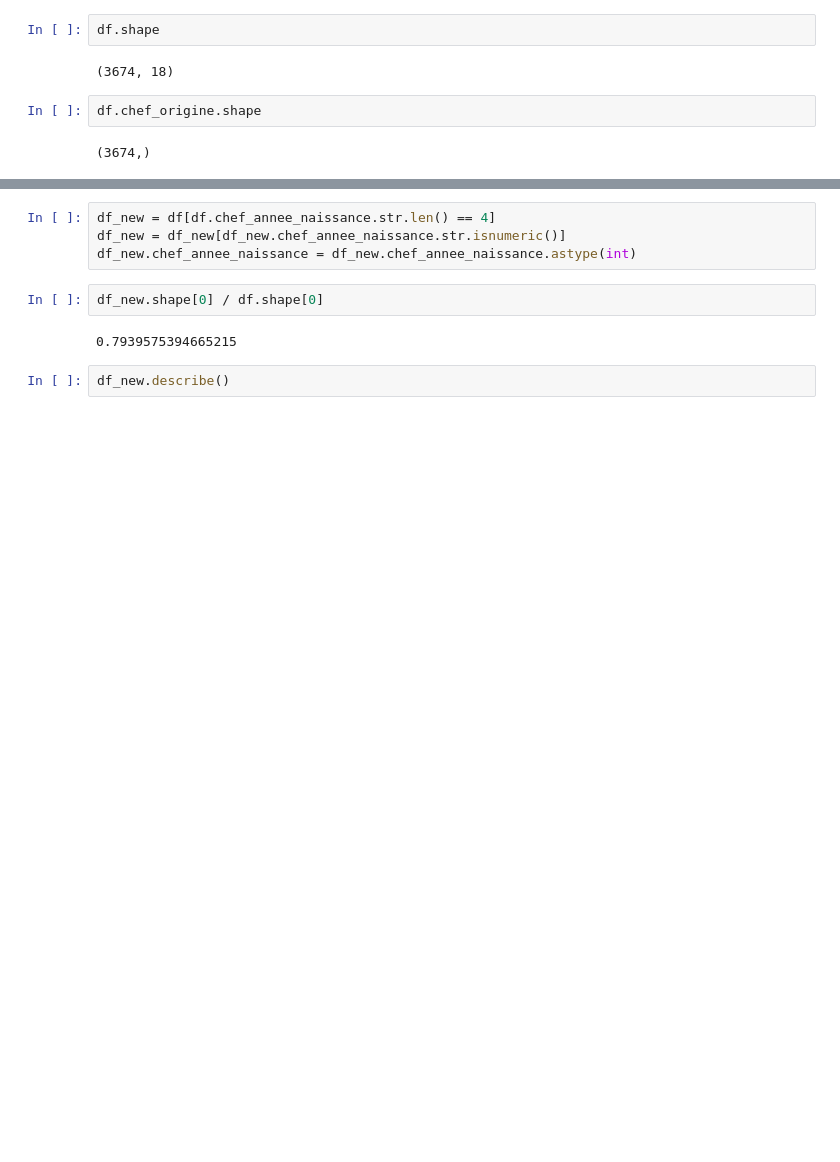
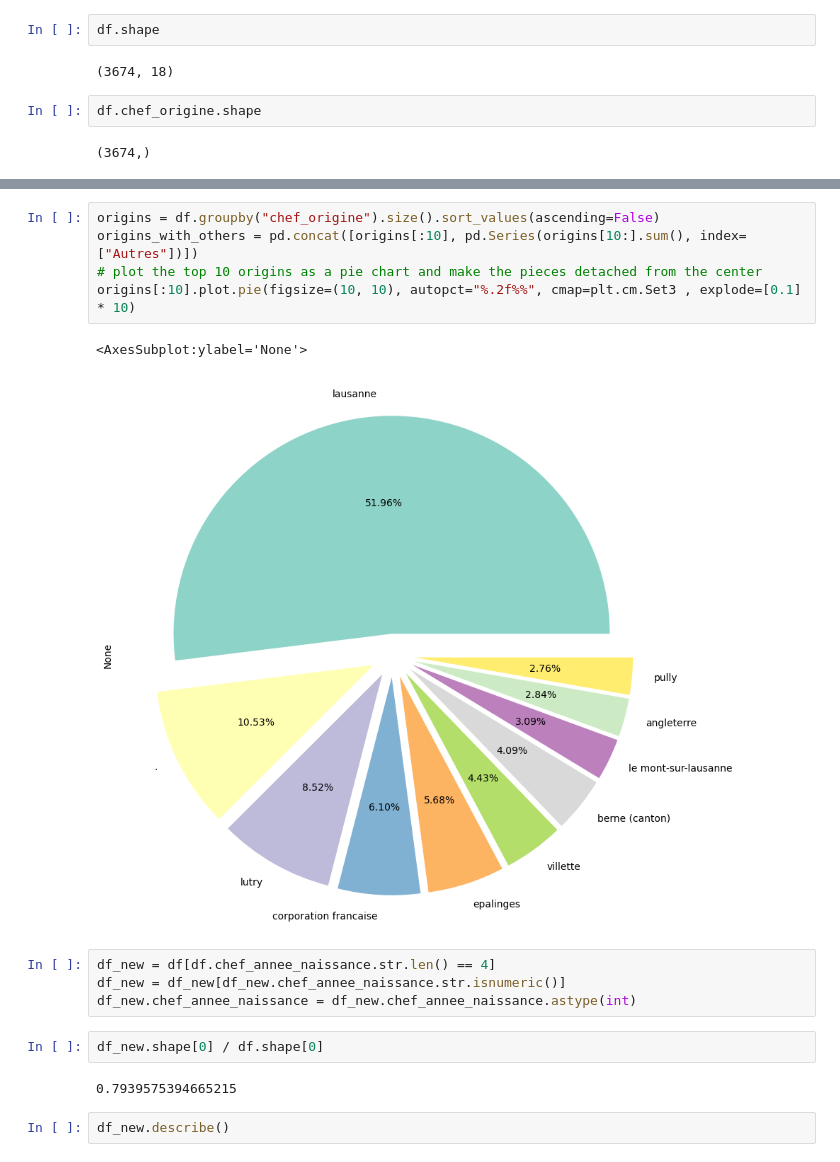
Before and after one commit to ozan-guven/HUM-450-Project, a Jupyter notebook: rec_1832.ipynb, the cells around one changed output, grey strips where cells are left out. Drawn from its saved outputs; the diff is of its cells as text; blank space fills up the shorter version.

```diff
--- a/rec_1832.ipynb
+++ b/rec_1832.ipynb
@@ -144,3 +180,11 @@ Length: 672, dtype: int64
+# %%
+origins = df.groupby("chef_origine").size().sort_values(ascending=False)
+origins_with_others = pd.concat([origins[:10], pd.Series(origins[10:].sum(), index=["Autres"])])
+# plot the top 10 origins as a pie chart and make the pieces detached from the center
+origins[:10].plot.pie(figsize=(10, 10), autopct="%.2f%%", cmap=plt.cm.Set3 , explode=[0.1] * 10)
+# %% [output]
+<AxesSubplot:ylabel='None'>
+[figure, added]
 # %%
 df_new = df[df.chef_annee_naissance.str.len() == 4]
 df_new = df_new[df_new.chef_annee_naissance.str.isnumeric()]
```
Also changed, not shown: parts of 7 cells of this notebook.
